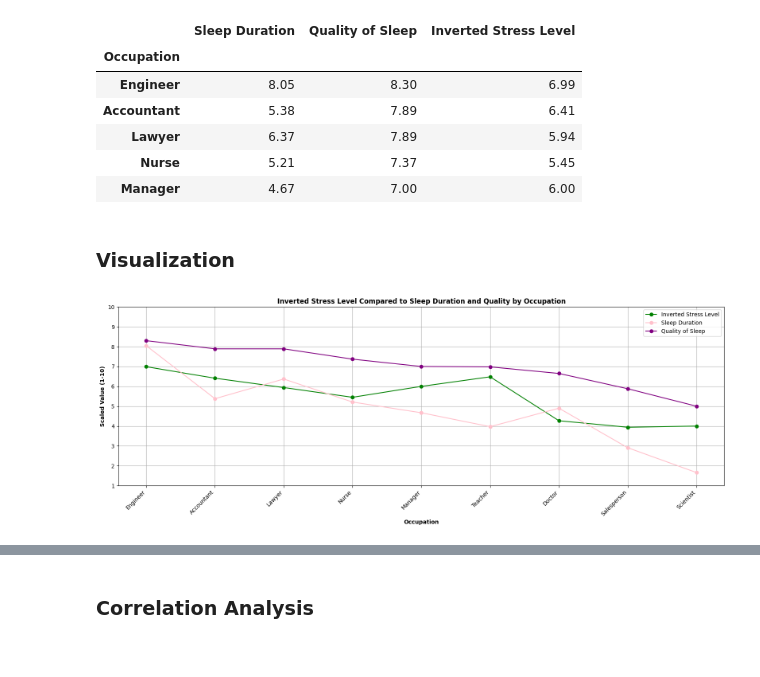
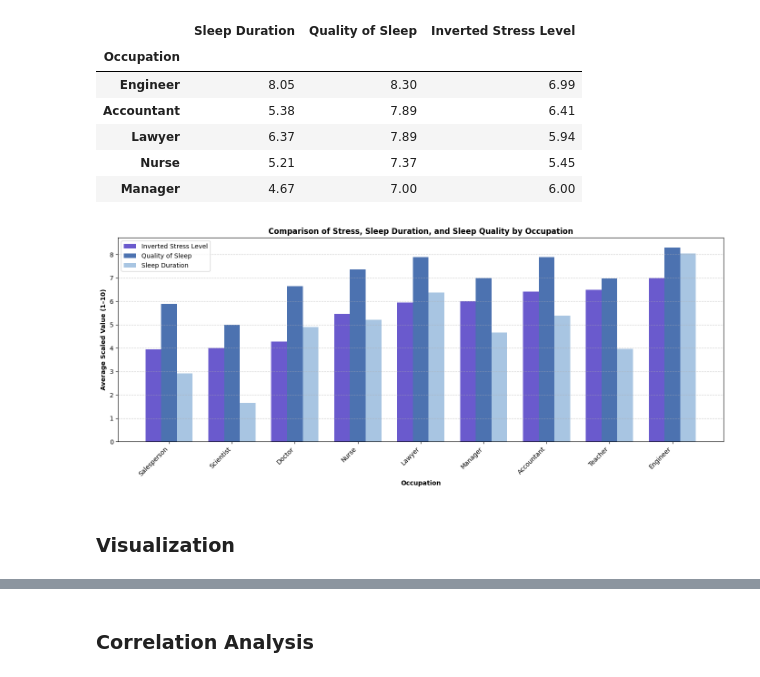
Before and after one commit to HunterTzou/DATA_110_FALL_2025, a Jupyter notebook: Tzou_Hunter_Sleep_Study.ipynb, the cells around one changed output, grey strips where cells are left out. Saved outputs shown, nothing was run; the diff lists cells and outputs as text; code cells hidden in the pictures.

```diff
--- a/Tzou_Hunter_Sleep_Study.ipynb
+++ b/Tzou_Hunter_Sleep_Study.ipynb
@@ -381,22 +382,36 @@ Data prepared for visualization
 | Lawyer | 6.37 | 7.89 | 5.94 |
 | Nurse | 5.21 | 7.37 | 5.45 |
 | Manager | 4.67 | 7.00 | 6.00 |
+# %%
+# Sort occupations by Inverted Stress Level (lowest to highest)
+stress_viz_sorted = stress_viz.sort_values(by='Inverted Stress Level', ascending=True)
+
+# Set up for plotting
+x = np.arange(len(stress_viz_sorted))
+bar_width = 0.25
+
+plt.figure(figsize=(14, 6))
+
+# Plot each variable as a separate bar series
+plt.bar(x - bar_width, stress_viz_sorted['Inverted Stress Level'],
+        width=bar_width, color='#6A5ACD', label='Inverted Stress Level')
+
+plt.bar(x, stress_viz_sorted['Quality of Sleep'],
+        width=bar_width, color='#4C72B0', label='Quality of Sleep')
+
+plt.bar(x + bar_width, stress_viz_sorted['Sleep Duration'],
+        width=bar_width, color='#A8C5E2', label='Sleep Duration')
+
+# Customize chart
+plt.xticks(x, stress_viz_sorted.index, rotation=45, ha='right')
+plt.xlabel('Occupation', fontweight='bold')
+plt.ylabel('Average Scaled Value (1–10)', fontweight='bold')
+plt.title('Comparison of Stress, Sleep Duration, and Sleep Quality by Occupation', fontweight='bold')
+plt.legend()
+plt.grid(axis='y', linestyle='--', alpha=0.6)
+plt.tight_layout()
+plt.show()
+# %% [output]
+[figure, added]
 # %% [markdown]
 ### Visualization
-# %%
-plt.figure(figsize=(16, 6))
-plt.plot(stress_viz.index, stress_viz['Inverted Stress Level'], marker='o', color='green', label='Inverted Stress Level')
-plt.plot(stress_viz.index, stress_viz['Sleep Duration'], marker='o', color='pink', label='Sleep Duration')
-plt.plot(stress_viz.index, stress_viz['Quality of Sleep'], marker='o', color='purple', label='Quality of Sleep')
-
-plt.grid()
-plt.ylim(1,10)
-plt.title("Inverted Stress Level Compared to Sleep Duration and Quality by Occupation", fontweight='bold')
-plt.xlabel("Occupation", fontweight='bold')
-plt.ylabel("Scaled Value (1-10)", fontweight='bold')
-plt.legend()
-plt.xticks(rotation=45, ha='right')
-plt.tight_layout()
-plt.show()
-# %% [output]
-[figure, removed]
```
Also changed, not shown: parts of 8 cells of this notebook.
